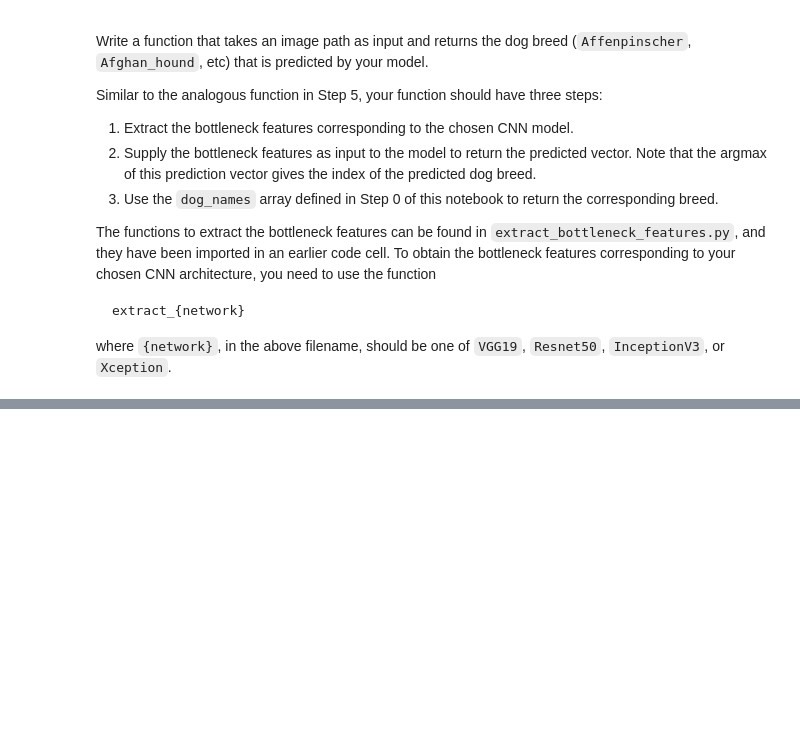
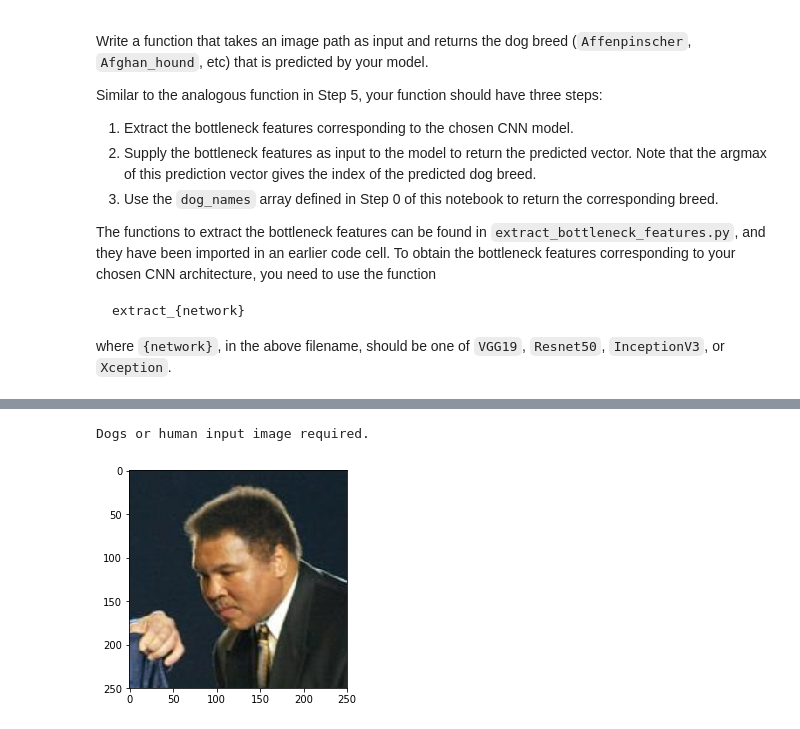
Before and after one commit to triwoods/udacity-ml-projects, a Jupyter notebook: dog-project/dog_app.ipynb, the cells around one changed output, grey strips where cells are left out. Saved outputs shown, nothing was run; the diff lists cells and outputs as text; code cells hidden in the pictures; blank space fills up the shorter version.

```diff
--- a/dog-project/dog_app.ipynb
+++ b/dog-project/dog_app.ipynb
@@ -586,0 +790,5 @@ __Answer:__
+# %%
+dog_breed_detector_Resnet50(human_files_short[0])
+# %% [output]
+Dogs or human input image required.
+[figure, added]
```
Also changed, not shown: parts of 37 cells of this notebook.
